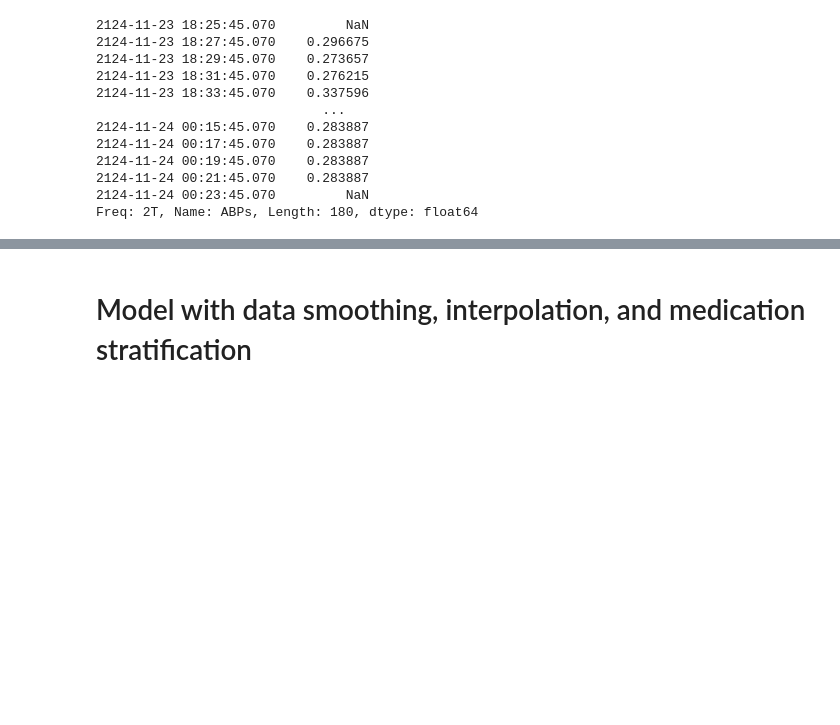
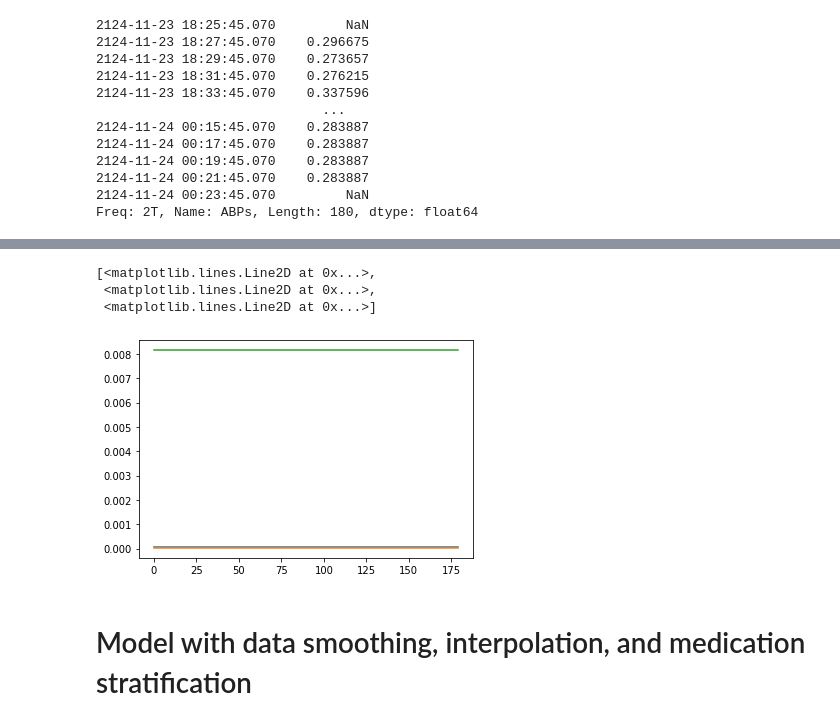
Before and after one commit to KaiWU17TUM/AnomalyDetectionWithPatientStateSpace, a Jupyter notebook: notebooks/EVAL_AE_trained_on_control_group.ipynb, the cells around one changed output, grey strips where cells are left out. Cells and saved outputs as stored; diff of their text form; code cells hidden in the pictures; blank space fills up the shorter version.

```diff
--- a/notebooks/EVAL_AE_trained_on_control_group.ipynb
+++ b/notebooks/EVAL_AE_trained_on_control_group.ipynb
@@ -999,3 +990,10 @@ ax.legend(handles = lines, loc='center left', bbox_to_anchor=(1, 0.5));
+# %%
+plt.plot(dataset_test[idx]['med'][:, :3])
+# %% [output]
+[<matplotlib.lines.Line2D at 0x...>,
+ <matplotlib.lines.Line2D at 0x...>,
+ <matplotlib.lines.Line2D at 0x...>]
+[figure, added]
 # %% [markdown]
 # Model with data smoothing, interpolation, and medication stratification
 # %%
```
Also changed, not shown: parts of 8 cells of this notebook, 8 other files.
